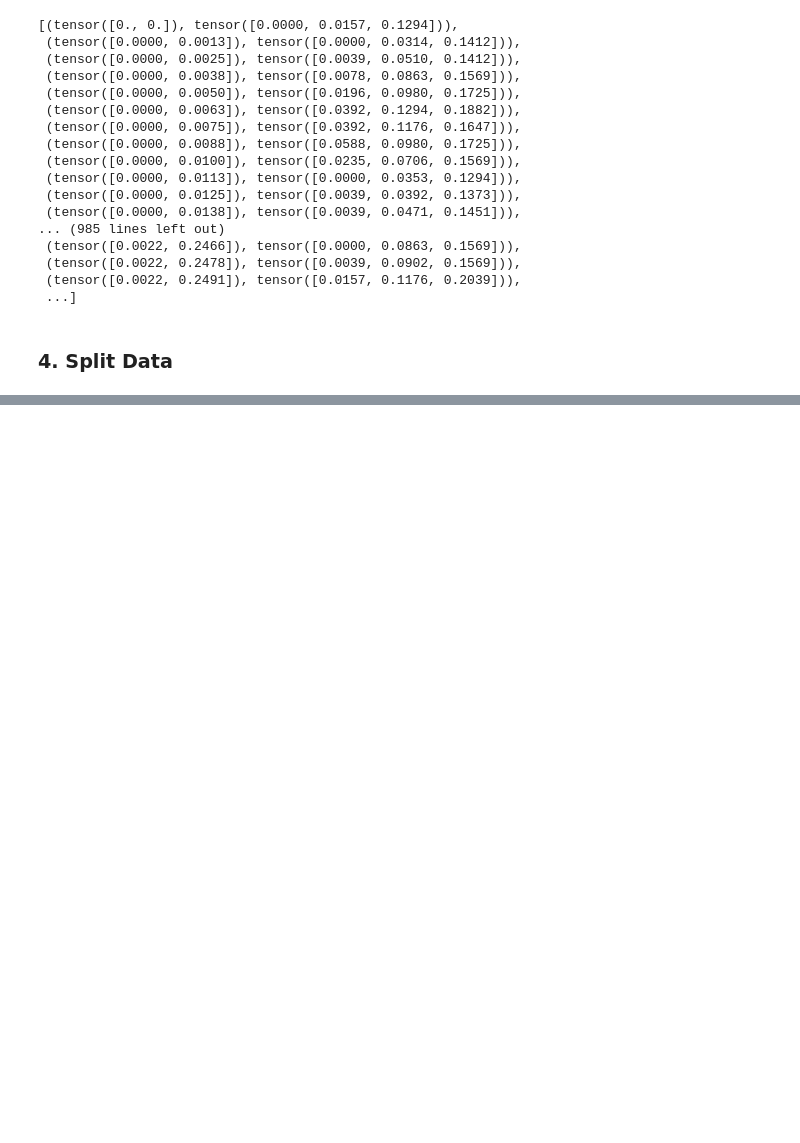
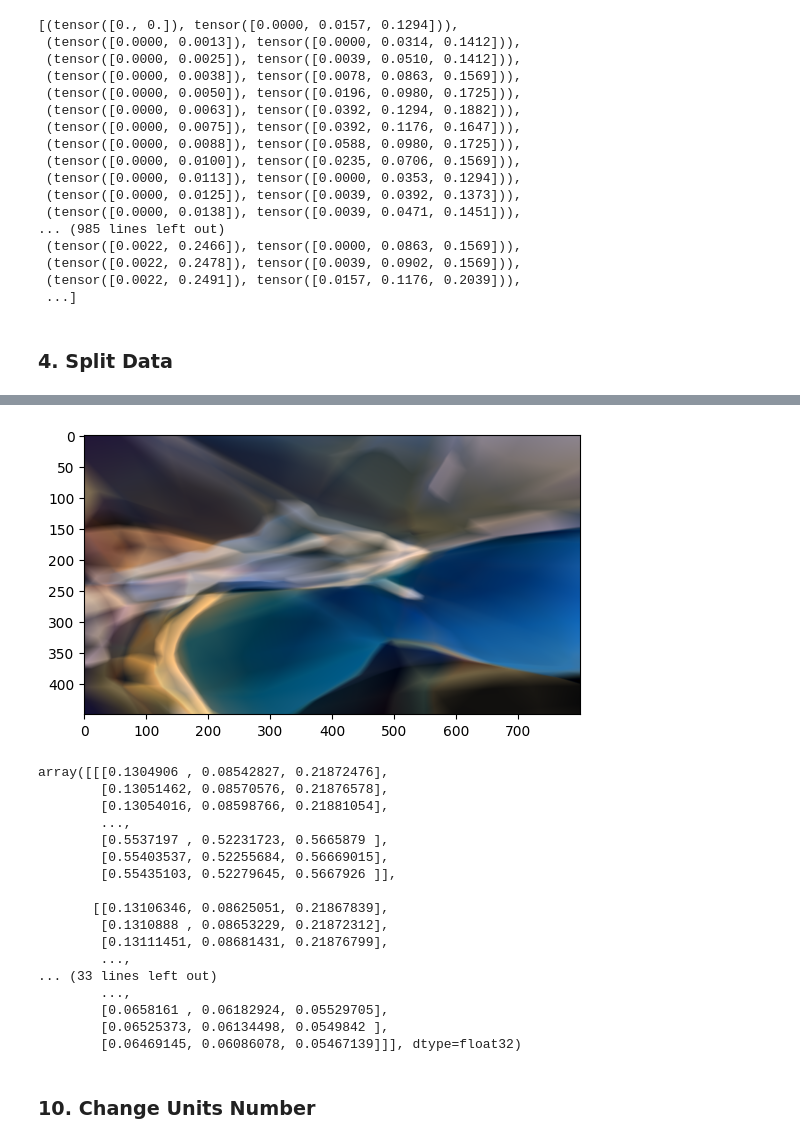
Before and after one commit to abdipourasl/Deep-Learning-1402, a Jupyter notebook: DL2.ipynb, the cells around one changed output, grey strips where cells are left out. Cells and saved outputs as stored; diff of their text form; code cells hidden in the pictures; blank space fills up the shorter version.

```diff
--- a/DL2.ipynb
+++ b/DL2.ipynb
@@ -1104,0 +276,31 @@ pyplot.ylabel('1')
+# %%
+model = nn.Sequential(
+    nn.Linear(2, 128),
+    nn.ReLU(),
+    nn.Linear(128, 64),
+    nn.ReLU(),
+    nn.Linear(64, 32),
+    nn.ReLU(),
+    nn.Linear(32, 16),
+    nn.ReLU(),
+    nn.Linear(16, 3),
+)
+# %%
+criterion = nn.MSELoss()
+
+# specify optimizer
+optimizer = torch.optim.SGD(model.parameters(), lr=0.8, momentum= 0.4)
+scheduler = torch.optim.lr_scheduler.ExponentialLR(optimizer, gamma=0.9)
+# %%
+batch_size = 32
+train_loader = DataLoader(train_dataset, batch_size=batch_size, shuffle=True)
+val_loader = DataLoader(val_dataset, batch_size=batch_size, shuffle=False)
+
+# Example usage:
+# for epoch in range(num_epochs):
+#     for batch in train_loader:
+#         # Training logic here
+
+#     # Validation after each epoch
+#     for val_batch in val_loader:
+#         # Validation logic here
@@ -1104,0 +382,13 @@ pyplot.ylabel('1')
+# %%
+full_image = DataLoader(dataset, batch_size=len(dataset), shuffle=False)
+model.eval
+for data, target in full_image:
+    output = model(data)
+full_image2 = output.detach().numpy()
+full_image3 = np.reshape(full_image2,(450,800,3))
+full_image3=np.clip(full_image3,0,255)
+plt.figure()
+plt.imshow(full_image3)
+plt.show()
+full_image3
+# %% [output]
@@ -1104,0 +396,22 @@ pyplot.ylabel('1')
+[figure, added]
+array([[[0.1304906 , 0.08542827, 0.21872476],
+        [0.13051462, 0.08570576, 0.21876578],
+        [0.13054016, 0.08598766, 0.21881054],
+        ...,
+        [0.5537197 , 0.52231723, 0.5665879 ],
+        [0.55403537, 0.52255684, 0.56669015],
+        [0.55435103, 0.52279645, 0.5667926 ]],
+
+       [[0.13106346, 0.08625051, 0.21867839],
+        [0.1310888 , 0.08653229, 0.21872312],
+        [0.13111451, 0.08681431, 0.21876799],
+        ...,
+... (33 lines left out)
+        ...,
+        [0.0658161 , 0.06182924, 0.05529705],
+        [0.06525373, 0.06134498, 0.0549842 ],
+        [0.06469145, 0.06086078, 0.05467139]]], dtype=float32)
+# %% [markdown]
+
+
+### 10. Change Units Number
```
Also changed, not shown: parts of 228 cells of this notebook.
